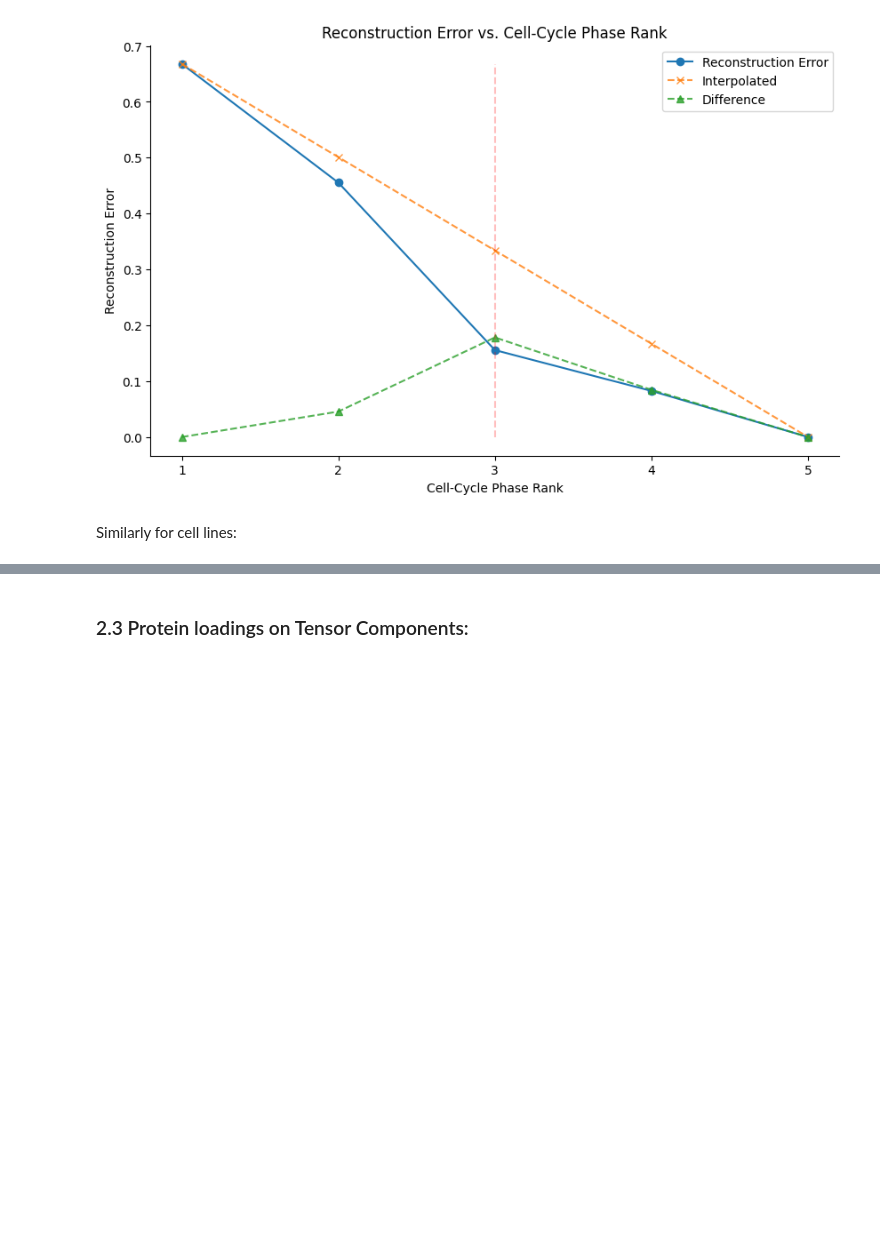
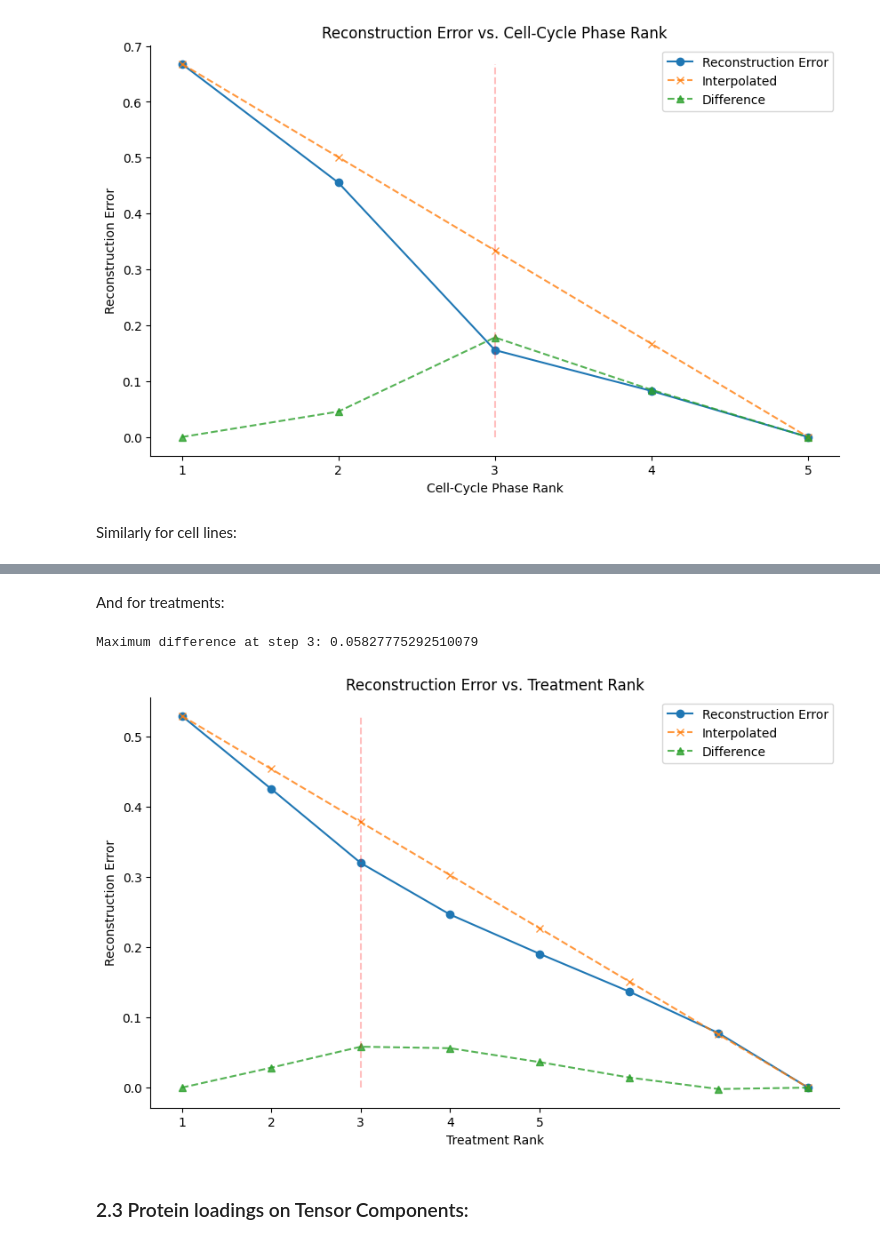
Before and after one commit to kaiwycik/tensors_and_cell_cycles, a Jupyter notebook: code/playground/playground_2.ipynb, the cells around one changed output, grey strips where cells are left out. Drawn from its saved outputs; the diff is of its cells as text; code cells hidden in the pictures; blank space fills up the shorter version.

```diff
--- a/code/playground/playground_2.ipynb
+++ b/code/playground/playground_2.ipynb
@@ -464 +464,45 @@ Maximum difference at step 5: 0.054219967060543994
+# %% [markdown]
+And for treatments:
+# %%
+err_dict = {}
+
+for i in range(len(cell_lines)):
+    truncation_rank = [i+1, pseudobulk_tensor.shape[1], pseudobulk_tensor.shape[2], pseudobulk_tensor.shape[3]]
+    core, factors = HOSVD(pseudobulk_tensor, truncation_rank=truncation_rank)
+
+    recon = tenalg.multi_mode_dot(core, factors)
+    err = np.linalg.norm(recon - pseudobulk_tensor) / np.linalg.norm(pseudobulk_tensor)
+
+    err_dict[i+1] = err
+
+start_err = err_dict[1]
+end_err = err_dict[len(err_dict)]
+steps = len(err_dict)
+
+interpol_line = {i: (start_err * (((steps-1) - (i-1))/(steps-1)) + end_err * ((i-1)/(steps-1))) for i in range(1, steps+1)}
+diff = {i: interpol_line[i] - err_dict[i] for i in range(1, steps+1)}
+
+max_diff_treatment = max(diff, key=diff.get)
+print(f"Maximum difference at step {max_diff_treatment}: {diff[max_diff_treatment]}")
+
+fig = plt.figure(figsize=(10, 6))
+ax = fig.add_subplot(1, 1, 1)
+
+ax.set_ylabel("Reconstruction Error")
+ax.set_xlabel("Treatment Rank")
+ax.set_xticks([1, 2, 3, 4, 5])
+
+ax.spines[["top", "right"]].set_visible(False)
+
+ax.plot(list(err_dict.keys()), list(err_dict.values()), marker='o')
+ax.plot(list(interpol_line.keys()), list(interpol_line.values()), alpha=0.8, marker='x', linestyle='--')
+ax.plot(list(diff.keys()), list(diff.values()), alpha=0.8, marker='^', linestyle='--')
+ax.vlines(max_diff_treatment, 0, err_dict[1], colors='red', alpha=0.25, linestyle='--')
+
+plt.legend(["Reconstruction Error", "Interpolated", "Difference"])
+plt.title("Reconstruction Error vs. Treatment Rank")
+plt.show()
+# %% [output]
+Maximum difference at step 3: 0.05827775292510079
+[figure, added]
 # %%
```
Also changed, not shown: parts of 11 cells of this notebook.
